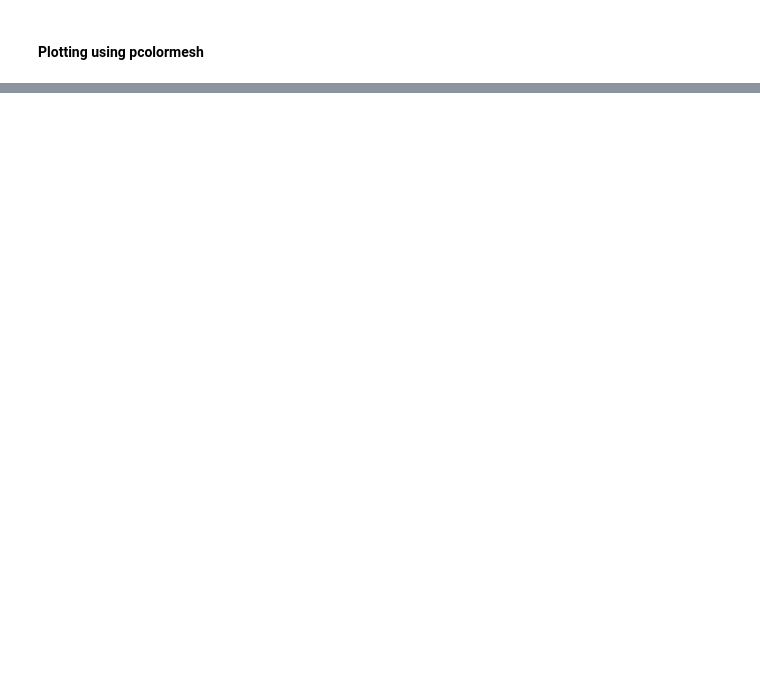
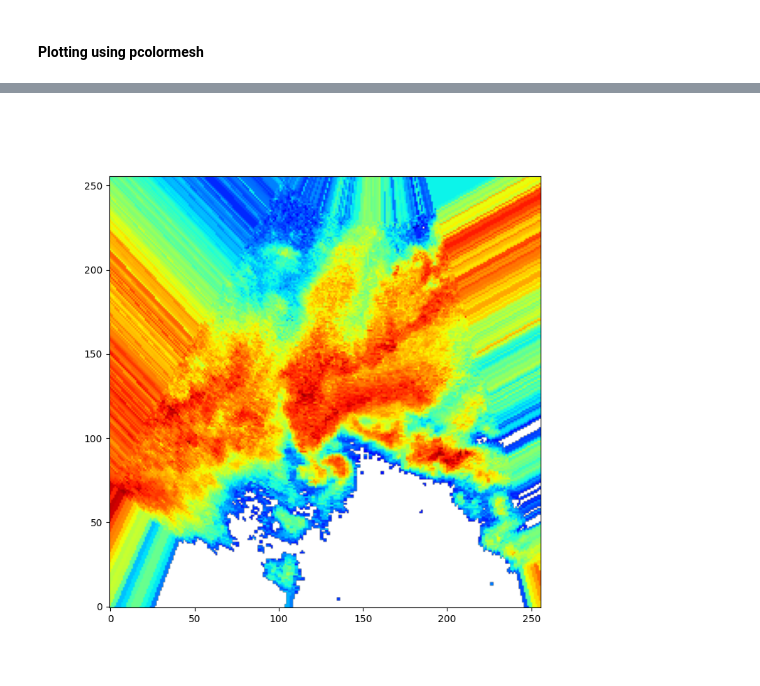
Before and after one commit to UW-MLGEO/2026MLGeo-CloudsTeam, a Jupyter notebook: tornet_data_load.ipynb, the cells around one changed output, grey strips where cells are left out. Cells and saved outputs as stored; diff of their text form; code cells hidden in the pictures; blank space fills up the shorter version.

```diff
--- a/tornet_data_load.ipynb
+++ b/tornet_data_load.ipynb
@@ -260,0 +319,60 @@ plt.show()
+# %%
+from scipy.interpolate import griddata
+
+# Original polar coordinates
+az = np.deg2rad(ds['azimuth'].values)
+r = ds['range'].values
+
+AZ, R = np.meshgrid(az, r)
+
+# Convert to Cartesian
+X = R * np.sin(AZ)
+Y = R * np.cos(AZ)
+
+# Flatten for interpolation
+points = np.column_stack((X.flatten(), Y.flatten()))
+values = dbz.values.T.flatten()
+
+# Define regular Cartesian grid
+grid_size = 256
+x_lin = np.linspace(X.min(), X.max(), grid_size)
+y_lin = np.linspace(Y.min(), Y.max(), grid_size)
+XI, YI = np.meshgrid(x_lin, y_lin)
+
+# Interpolate
+dbz_cart = griddata(points, values, (XI, YI), method='nearest')
+
+import matplotlib.patches as patches
+
+box_size = 64
+
+fig, ax = plt.subplots(figsize=(8,8))
+im = ax.imshow(dbz_cart, origin='lower', cmap='jet', vmin=-10, vmax=65)
+
+def onclick(event):
+    if event.xdata is None or event.ydata is None:
+        return
+
+    x_center = int(event.xdata)
+    y_center = int(event.ydata)
+
+    x_min = x_center - box_size//2
+    y_min = y_center - box_size//2
+
+    rect = patches.Rectangle(
+        (x_min, y_min),
+        box_size,
+        box_size,
+        linewidth=2,
+        edgecolor='red',
+        facecolor='none'
+    )
+    ax.add_patch(rect)
+    plt.draw()
+
+    print("Box:", x_min, y_min, box_size, box_size)
+
+fig.canvas.mpl_connect('button_press_event', onclick)
+plt.show()
+# %% [output]
+[figure, added]
```
Also changed, not shown: parts of 8 cells of this notebook.
